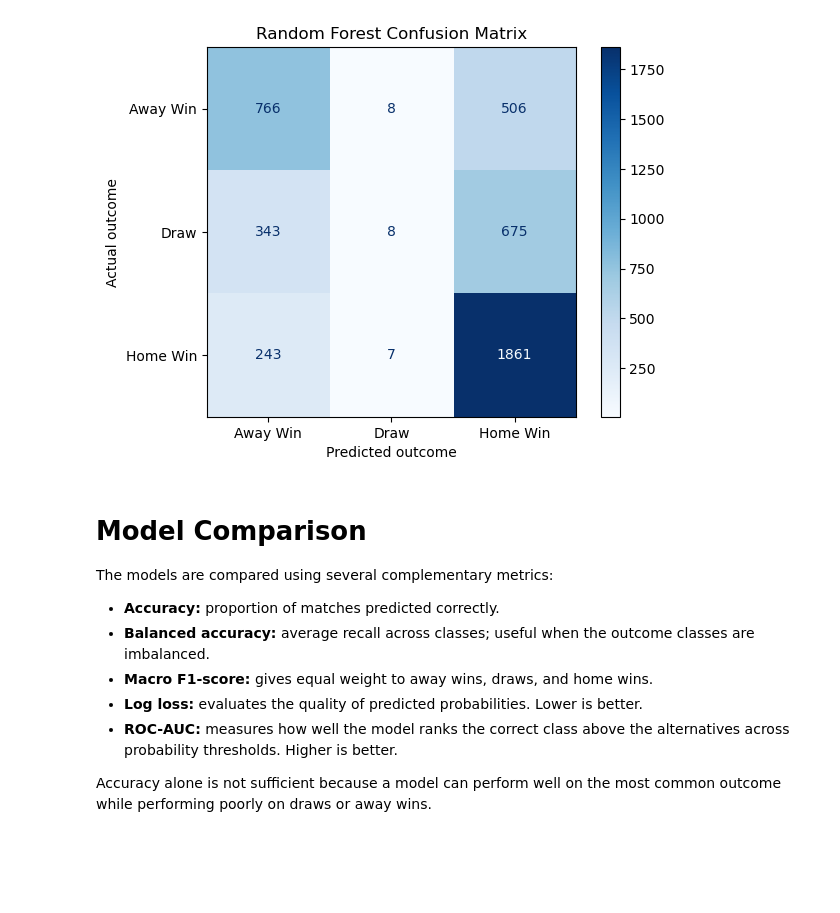
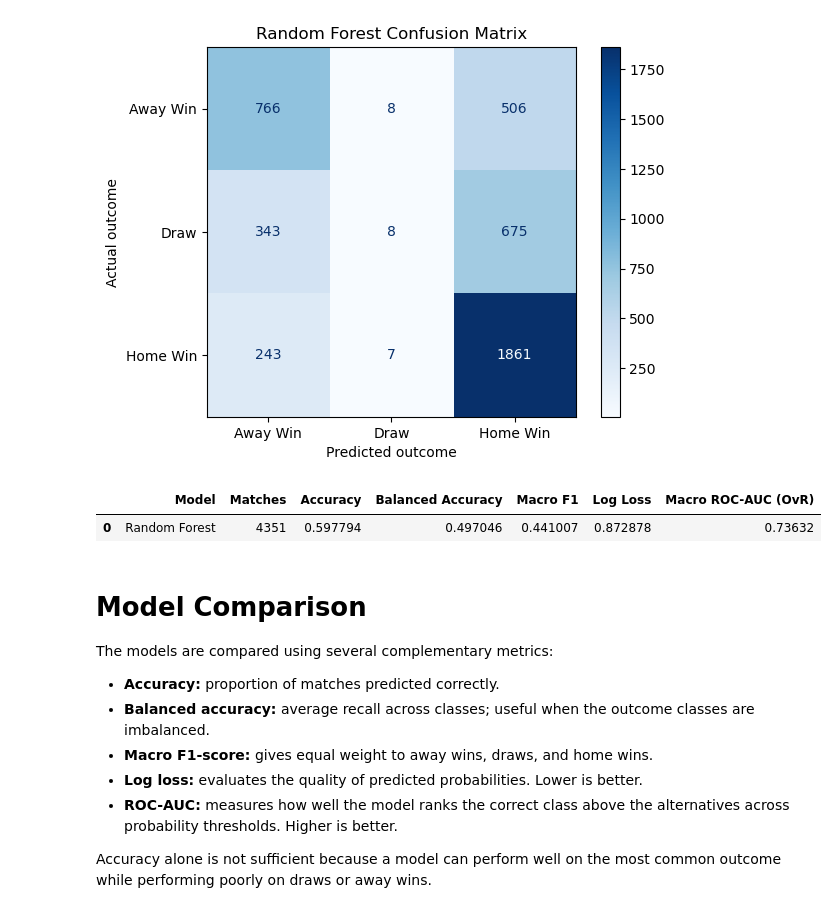
Before and after one commit to katuhuynh/ucb_mids_207_world_cup_prediction_model, a Jupyter notebook: notebooks/Elo_Baseline_XGBoost_RandomForest_ROC_AUC.ipynb, the cells around one changed output. Cells and saved outputs as stored; diff of their text form; code cells hidden in the pictures; blank space fills up the shorter version.

Commit message:
Update Random Forest evaluation and model comparison

```diff
--- a/notebooks/Elo_Baseline_XGBoost_RandomForest_ROC_AUC.ipynb
+++ b/notebooks/Elo_Baseline_XGBoost_RandomForest_ROC_AUC.ipynb
@@ -472,6 +472,18 @@ Random Forest Classification Report:
    macro avg     0.5087    0.4959    0.4399      4417
 weighted avg     0.5374    0.5966    0.5174      4417
 [figure]
+# %%
+rf_non_wc_results = calculate_subgroup_metrics(
+    model_name="Random Forest",
+    mask=non_world_cup_mask,
+    predictions=rf_test_predictions,
+    probabilities=rf_test_probabilities
+)
+
+display(pd.DataFrame([rf_non_wc_results]))
+# %% [output]
+|  | Model | Matches | Accuracy | Balanced Accuracy | Macro F1 | Log Loss | Macro ROC-AUC (OvR) |
+| 0 | Random Forest | 4351 | 0.597794 | 0.497046 | 0.441007 | 0.872878 | 0.73632 |
 # %% [markdown]
 # Model Comparison
 
```
